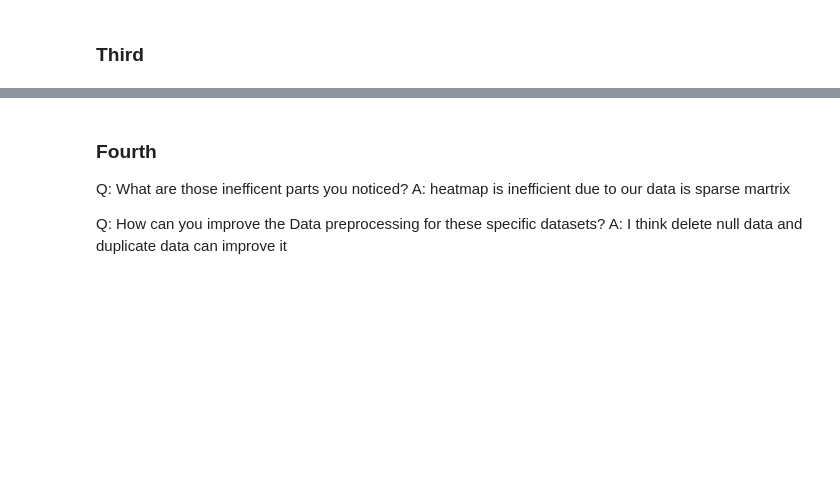
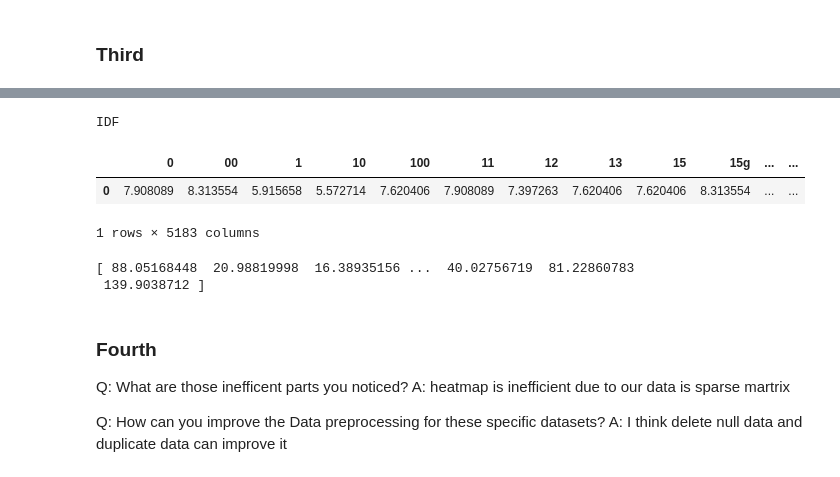
Before and after one commit to kant963963/DM2020-Lab1-Homework1, a Jupyter notebook: DM2020-Lab1-Homework.ipynb, the cells around one changed output, grey strips where cells are left out. Drawn from its saved outputs; the diff is of its cells as text; code cells hidden in the pictures; blank space fills up the shorter version.

```diff
--- a/DM2020-Lab1-Homework.ipynb
+++ b/DM2020-Lab1-Homework.ipynb
@@ -950,3 +1001,20 @@ print(datasets[0:9])
+# %%
+vectorizer = TfidfVectorizer(sublinear_tf=False, stop_words=None, token_pattern="(?u)\\b\\w+\\b", smooth_idf=True, norm=None)
+X = vectorizer.fit_transform(datasets.sentence)
+r = pd.DataFrame(X.toarray(),columns=vectorizer.get_feature_names())
+print("IDF")
+idf = vectorizer.idf_
+pd.DataFrame([vectorizer.idf_], columns=vectorizer.get_feature_names())
+# %% [output]
+IDF
+|  | 0 | 00 | 1 | 10 | 100 | 11 | 12 | 13 | 15 | 15g | ... | ... |
+| 0 | 7.908089 | 8.313554 | 5.915658 | 5.572714 | 7.620406 | 7.908089 | 7.397263 | 7.620406 | 7.620406 | 8.313554 | ... | ... |
+1 rows × 5183 columns
+# %%
+print(tf*idf)
+# %% [output]
+[ 88.05168448  20.98819998  16.38935156 ...  40.02756719  81.22860783
+ 139.9038712 ]
 # %% [markdown]
 ### Fourth
 Q: What are those inefficent parts you noticed?
```
Also changed, not shown: parts of 10 cells of this notebook, 1 other file.
